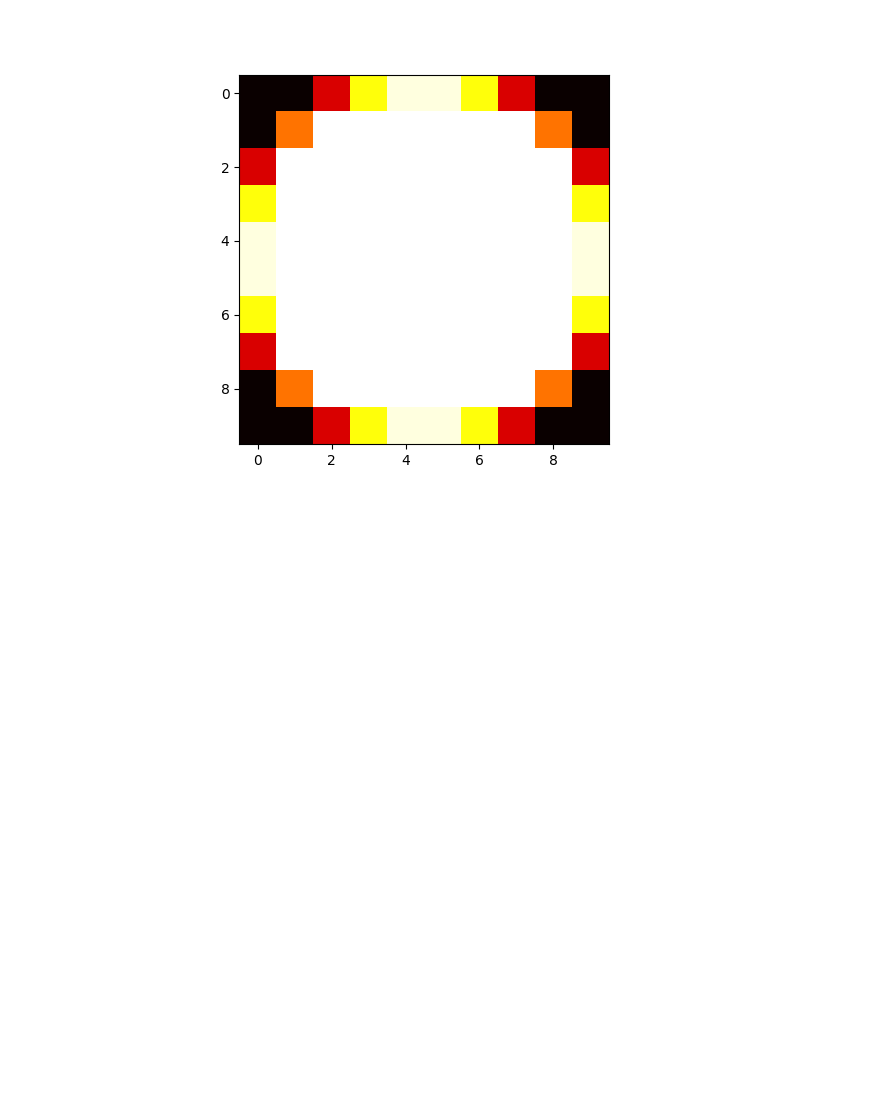
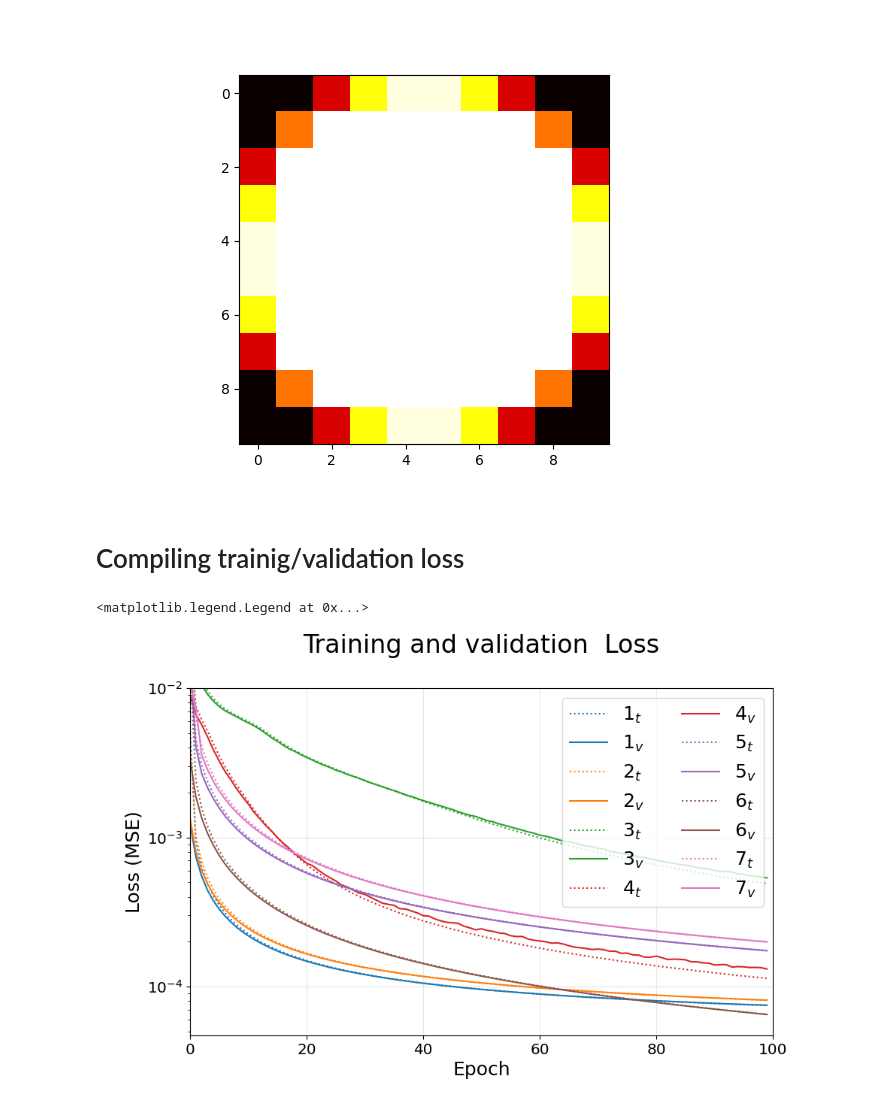
Before and after one commit to HumbertDominique/PSF-R-ML, a Jupyter notebook: misc.ipynb, the cells around one changed output. Cells and saved outputs as stored; diff of their text form; code cells hidden in the pictures; blank space fills up the shorter version.

Commit message:
added training/validation loss compilation in misc.ipynb

```diff
--- a/misc.ipynb
+++ b/misc.ipynb
@@ -103,3 +111,53 @@ plt.imshow(ipsf[8,:, :], cmap="hot")
 # %% [output]
 <matplotlib.image.AxesImage at 0x...>
 [figure]
+# %% [markdown]
+# Compiling trainig/validation loss
+# %%
+folders = ["lightfield", "lightfield_DM", "WFSxy", "WFSxy_DM", "WFSxy_DM_intensity", "WFSxy_DM_intensity_otf", "WFSxy_intensity"]
+datasets = ["Lightfield", "Lightfield and DM commands", "WFSxy", "WFSxy and DM commands", "WFSxy, Dm commands and intensity", "WFSxy and DM commands and intensity for OTF", "WFSxy and intensity"]
+Epochs = 100
+
+training_loss = np.zeros((len(folders), Epochs))
+validation_loss = np.zeros((len(folders), Epochs))
+
+for i in range(len(folders)):
+    with h5py.File("output_ML/" + folders[i] + "/history.h5", 'r') as temp:
+        key = list(temp.keys())
+        training_loss[i] = temp['loss'][()][:]
+        validation_loss[i] = temp['val_loss'][()][:]
+# %%
+plt.close(0)
+x = np.linspace(0, Epochs-1, Epochs)
+plt.figure(0,figsize=(10, 6))
+colors = plt.rcParams['axes.prop_cycle'].by_key()['color']
+plt.semilogy(x, training_loss[0], ":", color = colors[0], label=r"$1_t$")
+plt.semilogy(x, validation_loss[0], color = colors[0], label=r"$1_v$")
+plt.semilogy(x, training_loss[1], ":", color = colors[1], label=r"$2_t$")
+plt.semilogy(x, validation_loss[1], color = colors[1], label=r"$2_v$")
+plt.semilogy(x, training_loss[2], ":", color = colors[2], label=r"$3_t$")
+plt.semilogy(x, validation_loss[2], color = colors[2], label=r"$3_v$")
+plt.semilogy(x, training_loss[3], ":", color = colors[3], label=r"$4_t$")
+plt.semilogy(x, validation_loss[3], color = colors[3], label=r"$4_v$")
+plt.semilogy(x, training_loss[4], ":", color = colors[4], label=r"$5_t$")
+plt.semilogy(x, validation_loss[4], color = colors[4], label=r"$5_v$")
+plt.semilogy(x, training_loss[5], ":", color = colors[5], label=r"$6_t$")
+plt.semilogy(x, validation_loss[5], color = colors[5], label=r"$6_v$")
+plt.semilogy(x, training_loss[6], ":", color = colors[6], label=r"$7_t$")
+plt.semilogy(x, validation_loss[6], color = colors[6], label=r"$7_v$")
+
+plt.title(f"Training and validation  Loss\n", fontsize = BIGGER_SIZE)
+plt.xlabel("Epoch", fontsize=SMALL_SIZE)
+plt.ylabel("Loss (MSE)", fontsize=SMALL_SIZE)
+plt.xlim([0, 100])
+plt.ylim([0, 0.01])
+plt.xticks(fontsize=SMALL_SIZE*.8)
+plt.yticks(fontsize=SMALL_SIZE*.8)
+plt.grid(True, alpha=0.3)
+plt.legend(fontsize=SMALL_SIZE, ncol=2)
+# plt.tight_layout()
+
+# plt.figure(figsize=(10, 8))
+# %% [output]
+<matplotlib.legend.Legend at 0x...>
+[figure, added]
```
Also changed, not shown: parts of 4 cells of this notebook, 12 other files.
